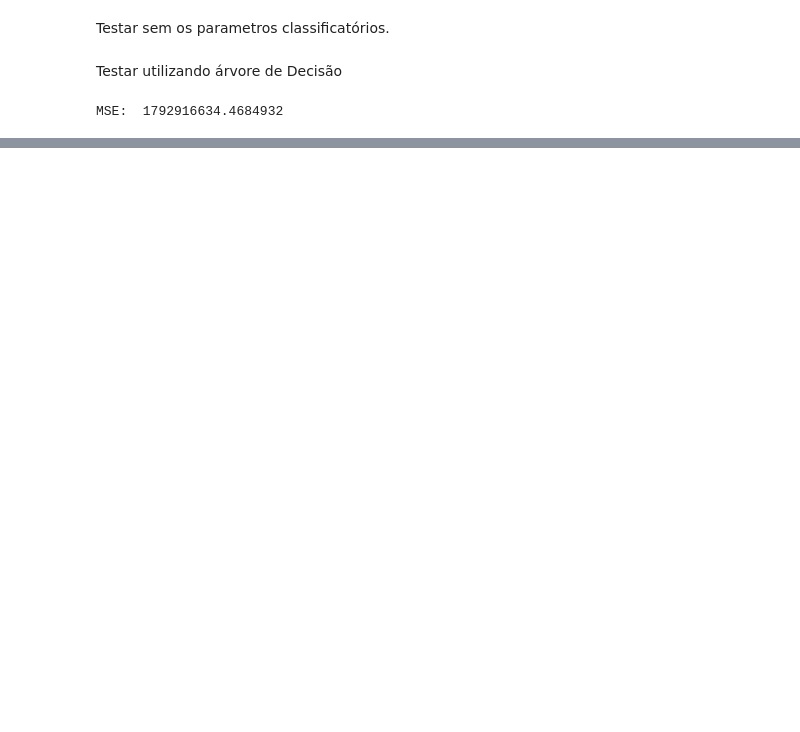
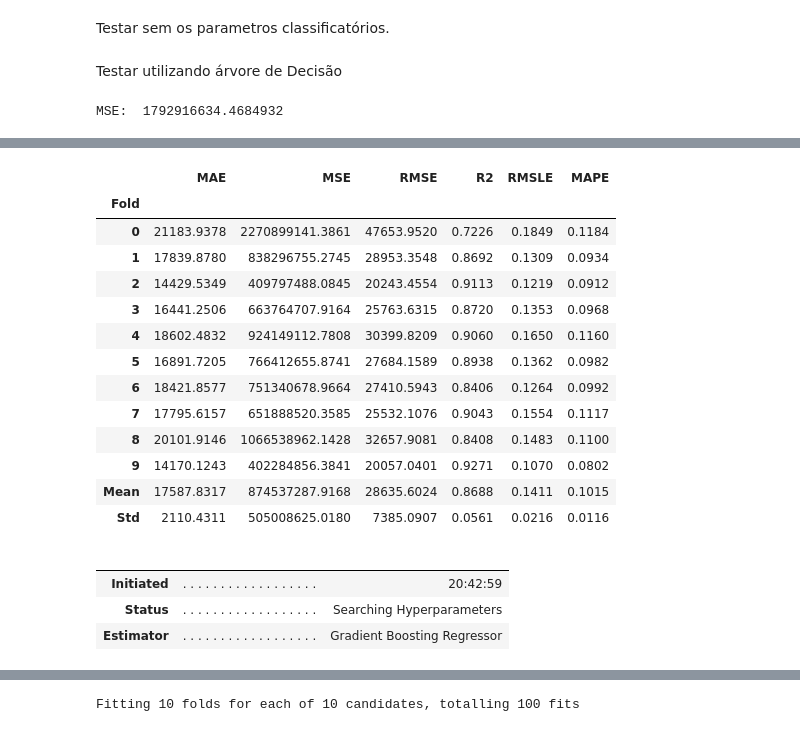
Before and after one commit to pedromello99/CIS-IEEE, a Jupyter notebook: Kaggle/Intro To Machine Learning/Housing Prices Competition for Kaggle Learn Users.ipynb, the cells around one changed output, grey strips where cells are left out. Cells and saved outputs as stored; diff of their text form; code cells hidden in the pictures; blank space fills up the shorter version.

```diff
--- a/Kaggle/Intro To Machine Learning/Housing Prices Competition for Kaggle Learn Users.ipynb
+++ b/Kaggle/Intro To Machine Learning/Housing Prices Competition for Kaggle Learn Users.ipynb
@@ -44,0 +93,4 @@ final.to_csv('submission.csv', index=False)
+# %%
+gbr = create_model('gbr')
+tuned_gbr = tune_model(gbr, optimize='RMSE')
+# %% [output]
@@ -44,0 +98,19 @@ final.to_csv('submission.csv', index=False)
+|  | MAE | MSE | RMSE | R2 | RMSLE | MAPE |
+| Fold |  |  |  |  |  |  |
+| 0 | 21183.9378 | 2270899141.3861 | 47653.9520 | 0.7226 | 0.1849 | 0.1184 |
+| 1 | 17839.8780 | 838296755.2745 | 28953.3548 | 0.8692 | 0.1309 | 0.0934 |
+| 2 | 14429.5349 | 409797488.0845 | 20243.4554 | 0.9113 | 0.1219 | 0.0912 |
+| 3 | 16441.2506 | 663764707.9164 | 25763.6315 | 0.8720 | 0.1353 | 0.0968 |
+| 4 | 18602.4832 | 924149112.7808 | 30399.8209 | 0.9060 | 0.1650 | 0.1160 |
+| 5 | 16891.7205 | 766412655.8741 | 27684.1589 | 0.8938 | 0.1362 | 0.0982 |
+| 6 | 18421.8577 | 751340678.9664 | 27410.5943 | 0.8406 | 0.1264 | 0.0992 |
+| 7 | 17795.6157 | 651888520.3585 | 25532.1076 | 0.9043 | 0.1554 | 0.1117 |
+| 8 | 20101.9146 | 1066538962.1428 | 32657.9081 | 0.8408 | 0.1483 | 0.1100 |
+| 9 | 14170.1243 | 402284856.3841 | 20057.0401 | 0.9271 | 0.1070 | 0.0802 |
+| Mean | 17587.8317 | 874537287.9168 | 28635.6024 | 0.8688 | 0.1411 | 0.1015 |
+| Std | 2110.4311 | 505008625.0180 | 7385.0907 | 0.0561 | 0.0216 | 0.0116 |
+|  |  |  |
+|  |  |  |
+| Initiated | . . . . . . . . . . . . . . . . . . | 20:42:59 |
+| Status | . . . . . . . . . . . . . . . . . . | Searching Hyperparameters |
+| Estimator | . . . . . . . . . . . . . . . . . . | Gradient Boosting Regressor |
@@ -44,0 +118 @@ final.to_csv('submission.csv', index=False)
+Fitting 10 folds for each of 10 candidates, totalling 100 fits
```
Also changed, not shown: parts of 2 cells of this notebook, 1 other file.
